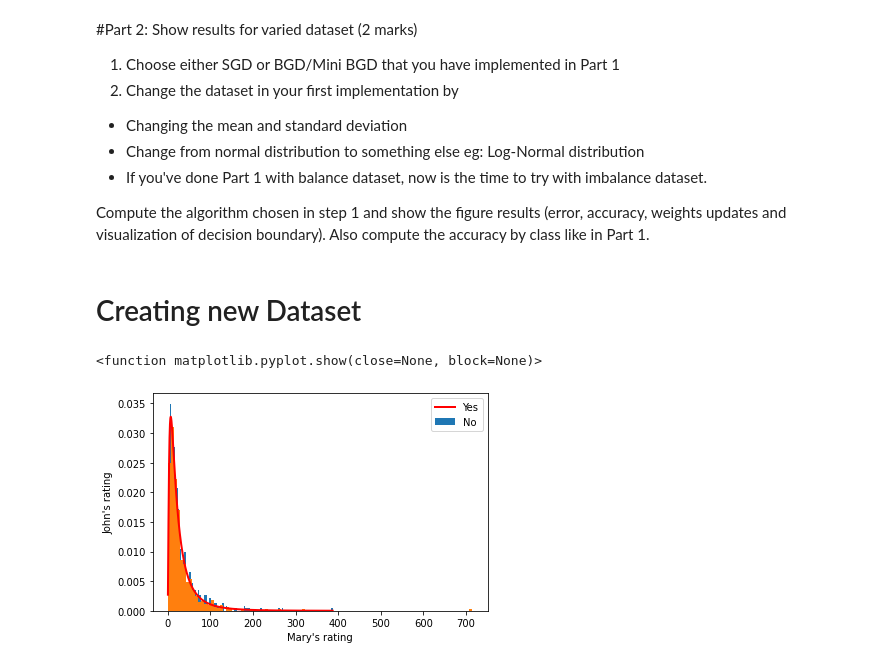
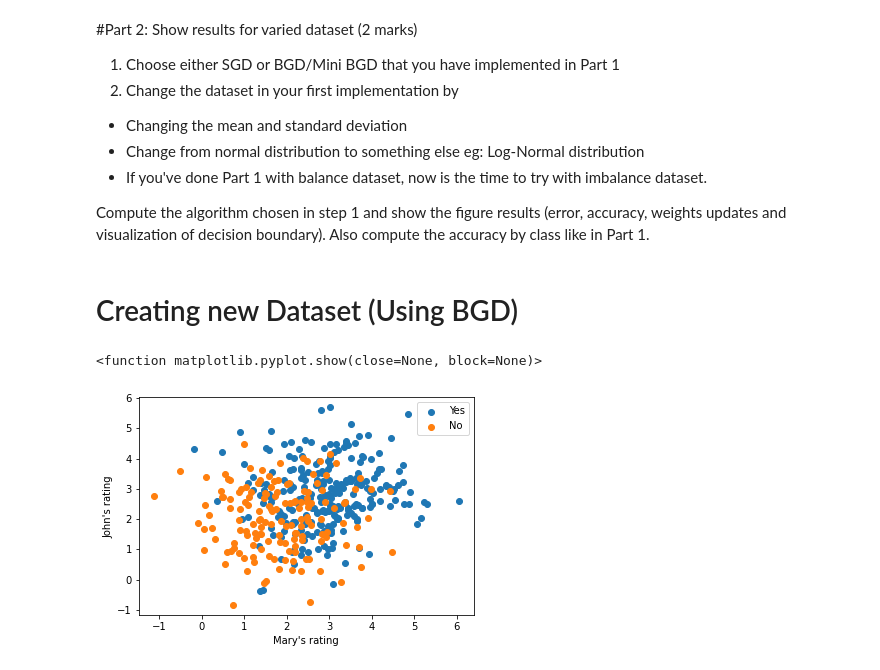
Before and after one commit to Fiquee/NeuralComputing, a Jupyter notebook: PerceptronAssignment_SGD_and_BGDMiniBGD_question_2021_22.ipynb, the cells around one changed output. Drawn from its saved outputs; the diff is of its cells as text; code cells hidden in the pictures.

Commit message:
done with unbalanced dataset

```diff
--- a/PerceptronAssignment_SGD_and_BGDMiniBGD_question_2021_22.ipynb
+++ b/PerceptronAssignment_SGD_and_BGDMiniBGD_question_2021_22.ipynb
@@ -653,28 +652,23 @@ YES class: 94.83%     NO class: 87.10%
 
 Compute the algorithm chosen in step 1 and show the figure results (error, accuracy, weights updates and  visualization of decision boundary). Also compute the accuracy by class like in Part 1.
 # %% [markdown]
-# Creating new Dataset
+# Creating new Dataset (Using BGD)
 # %%
-np.random.seed(123) # to get a specific random list of values
+np.random.seed(14) # to get a specific random list of values
 
-yes_j = np.random.lognormal(3,1,600) #mean,std,samples
-yes_m = np.random.lognormal(3,1,600)
+yes_j = np.random.normal(3,1,250) #mean,std,samples
+yes_m = np.random.normal(3,1,250)
 
-no_j = np.random.lognormal(2,1,400)
-no_m = np.random.lognormal(2,1,400)
+no_j = np.random.normal(2,1,150)
+no_m = np.random.normal(2,1,150)
 
-count, bins1, ignored = plt.hist(yes_j, 100, density=True, align='mid')
-count, bins2, ignored = plt.hist(yes_m, 100, density=True, align='mid')
-x = np.linspace(min(bins1), max(bins1), 10000)
-y = (np.exp(-(np.log(x) - 3)**2 / (2 * 1**2)) / (x * 1 * np.sqrt(2 * np.pi)))
 
-plt.plot(x, y, linewidth=2, color='r')
-# plt.scatter(yes_m,yes_j)
-# plt.scatter(no_m,no_j)
+plt.scatter(yes_m,yes_j)
+plt.scatter(no_m,no_j)
 plt.xlabel("Mary's rating")
 plt.ylabel("John's rating")
 plt.legend(["Yes","No"])
 plt.show
 # %% [output]
 <function matplotlib.pyplot.show(close=None, block=None)>
-[figure, old version]
+[figure, new version]
```
Also changed, not shown: parts of 20 cells of this notebook.
